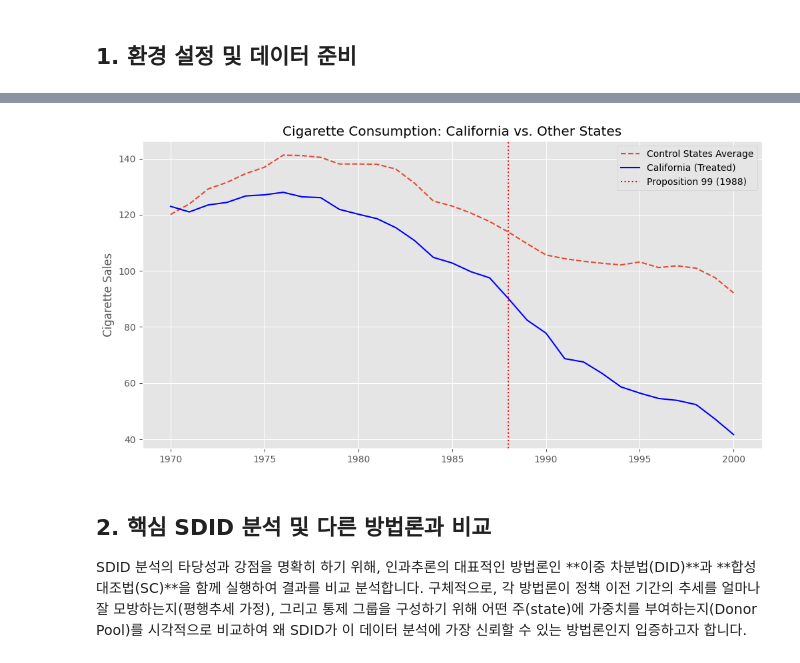
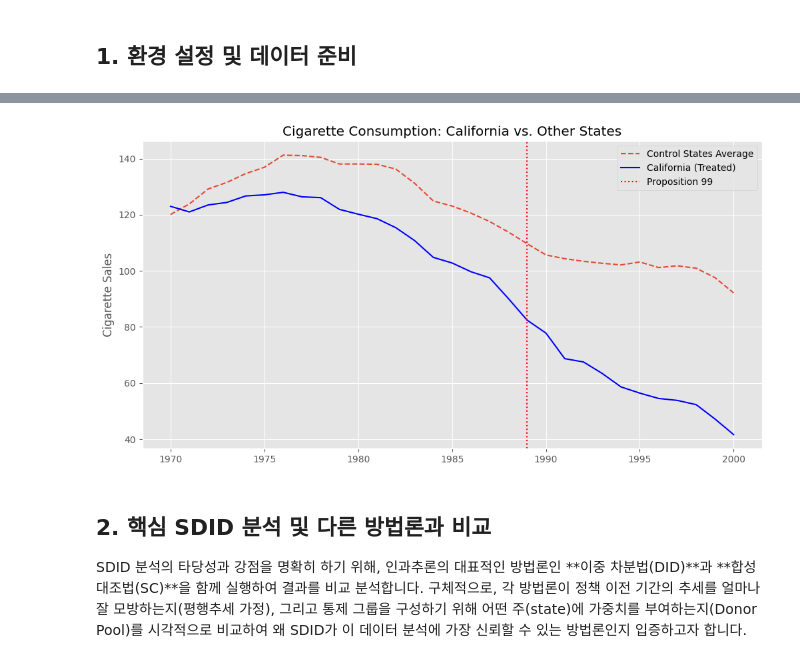
Before and after one commit to CausalInferenceLab/awesome-causal-inference-python, a Jupyter notebook: book/ate/sdid.ipynb, the cells around one changed output, grey strips where cells are left out. Drawn from its saved outputs; the diff is of its cells as text; code cells hidden in the pictures.

```diff
--- a/book/ate/sdid.ipynb
+++ b/book/ate/sdid.ipynb
@@ -31,16 +31,17 @@ California의 state ID는 다음과 같습니다: [3]
 # %%
 plt.figure(figsize=(12, 6))
 california_df = df[df['california'] == True]
 other_states_df = df[df['california'] == False]
 plt.plot(other_states_df.groupby('year')['cigsale'].mean(), label='Control States Average', linestyle='--')
 plt.plot(california_df['year'], california_df['cigsale'], label='California (Treated)', color='blue')
-plt.axvline(x=1988, color='r', linestyle=':', label='Proposition 99 (1988)')
+plt.axvline(x=1989, color='r', linestyle=':', label='Proposition 99')
+
 plt.title('Cigarette Consumption: California vs. Other States')
 plt.ylabel('Cigarette Sales')
 plt.legend()
 plt.show()
 # %% [output]
-[figure, old version]
+[figure, new version]
 # %% [markdown]
 ## 2. 핵심 SDID 분석 및 다른 방법론과 비교
 
```
Also changed, not shown: parts of 12 cells of this notebook.
